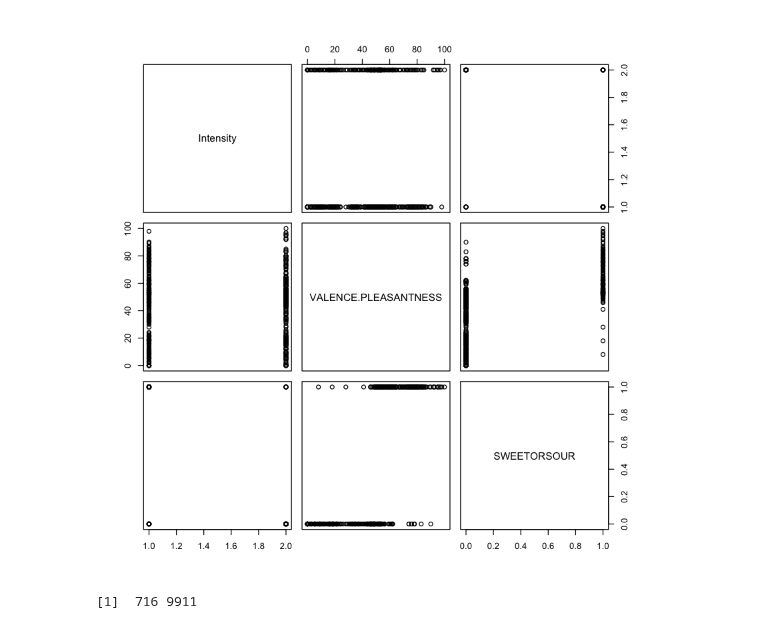
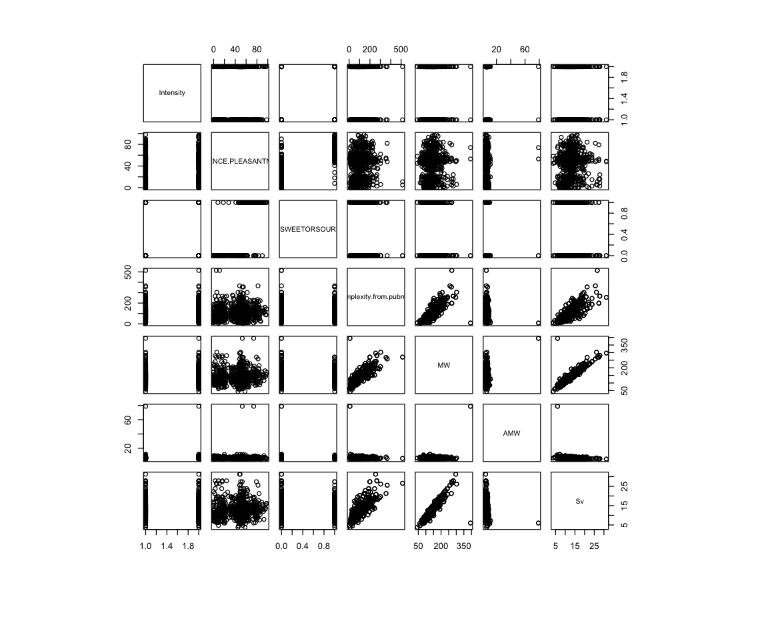
Before and after one commit to BenoitDelec/BIO-322--Predicting-odour-pleasantness-using-ML, a Jupyter notebook: src/Exploration.ipynb, the cells around one changed output. Saved outputs shown, nothing was run; the diff lists cells and outputs as text; code cells hidden in the pictures.

Commit message:
Refresh with new data

```diff
--- a/src/Exploration.ipynb
+++ b/src/Exploration.ipynb
@@ -5,56 +5,14 @@ sampleSubmission <- read.csv(file.path("..", "data", "sampleSubmission.csv"))
 # %%
 #VISUALISATION OF THE RAW DATA
 
 #Too long (11K features..)
 #summary(train.data)
 
-pairs(train.data[,1:3])
+pairs(train.data[,1:7])
 # %% [output]
-[figure, old version]
+[figure, new version]
 # %%
 linear.fit = lm(train.data$VALENCE.PLEASANTNESS ~ train.data$Intensity + train.data$SWEETORSOUR + train.data$V6 - 1,train.data)
 summary(linear.fit)
-# %%
-library(tidyverse)
-#Remove of the training data all the chemical variables that have the same value (0 or 1 ) --> all of them will have mean 0 or 1
-
-
-#Removed manually the columns with means 0 or 1 --> all the molecules have the same value of V2,V3,V4,V5 so does not explain the response
-train.data$V2 = NULL
-train.data$V3 = NULL
-train.data$V4 = NULL
-train.data$V5 = NULL
-
-#Separate the response and predictors
-train.y = train.data$VALENCE.PLEASANTNESS
-train.x = train.data[,-2]
-
-#Removed all duplicated columns
-train.x <- train.x[!duplicated(as.list(train.x))]
-dim(train.x)
-
-
-
-##TRIED SOME FUNCTIONS THAT WOULD AUTOMATICALLY DELETE COLUMNS WITH ZERO VARIANCE BUT DID NOT WORK (DID IT MANUALLY ABOVE)
-#MeanZeroOrOne = function(v) {
-#    result = mean(v) == 0 | mean(v) ==1
-#}
-
-#DeleteSameMeans = function(train) {
-#    for (i in range(nrow(train))){
-#        print("Yes")
-#        if (MeanZeroOrOne(train[,i])) {train[,i] = NULL}
-#   }
-#}
-#DeleteSameMeans(train.data)
-
-
-#v = function(v){
-#    if (var(v) == 0) {v = NULL}
-#}
-#idx = which(var(train.x) == 0)
-#train.x <- train.x[,-idx]
-# %% [output]
-[1]  716 9911
 # %%
 #summary(train.data)
```
Also changed, not shown: 1 other file.
